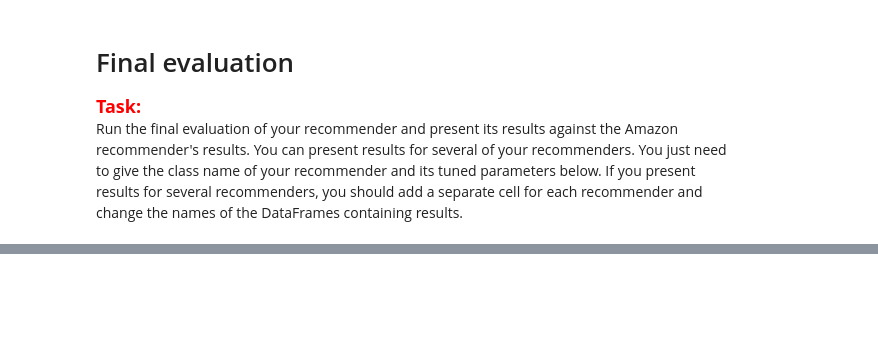
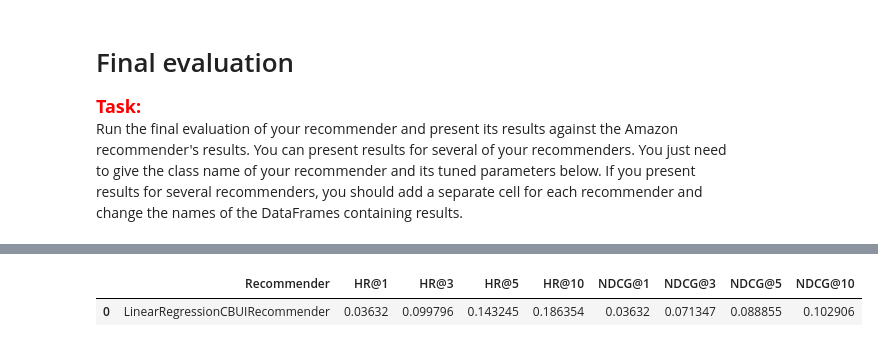
Before and after one commit to C7A7A/hotel-recommender, a Jupyter notebook: project_1_recommender_and_evaluation.ipynb, the cells around one changed output, grey strips where cells are left out. Saved outputs shown, nothing was run; the diff lists cells and outputs as text; code cells hidden in the pictures; blank space fills up the shorter version.

```diff
--- a/project_1_recommender_and_evaluation.ipynb
+++ b/project_1_recommender_and_evaluation.ipynb
@@ -705,0 +820,17 @@ display(linear_cbui_tts_results)
+# %%
+cb_user_item_recommender_4 = LinearRegressionCBUIRecommender(
+    **{
+        'n_neg_per_pos': 7
+    })  # Initialize your recommender here with the best params from tuning
+
+# Give the name of your recommender in the line below
+linear_regression_cbui_tts_results = [['LinearRegressionCBUIRecommender'] + list(evaluate_train_test_split_implicit(
+    cb_user_item_recommender_4, interactions_df, items_df))]
+
+linear_regression_cbui_tts_results = pd.DataFrame(
+    linear_regression_cbui_tts_results, columns=['Recommender', 'HR@1', 'HR@3', 'HR@5', 'HR@10', 'NDCG@1', 'NDCG@3', 'NDCG@5', 'NDCG@10'])
+
+display(linear_regression_cbui_tts_results)
+# %% [output]
+|  | Recommender | HR@1 | HR@3 | HR@5 | HR@10 | NDCG@1 | NDCG@3 | NDCG@5 | NDCG@10 |
+| 0 | LinearRegressionCBUIRecommender | 0.03632 | 0.099796 | 0.143245 | 0.186354 | 0.03632 | 0.071347 | 0.088855 | 0.102906 |
```
Also changed, not shown: parts of 15 cells of this notebook.
